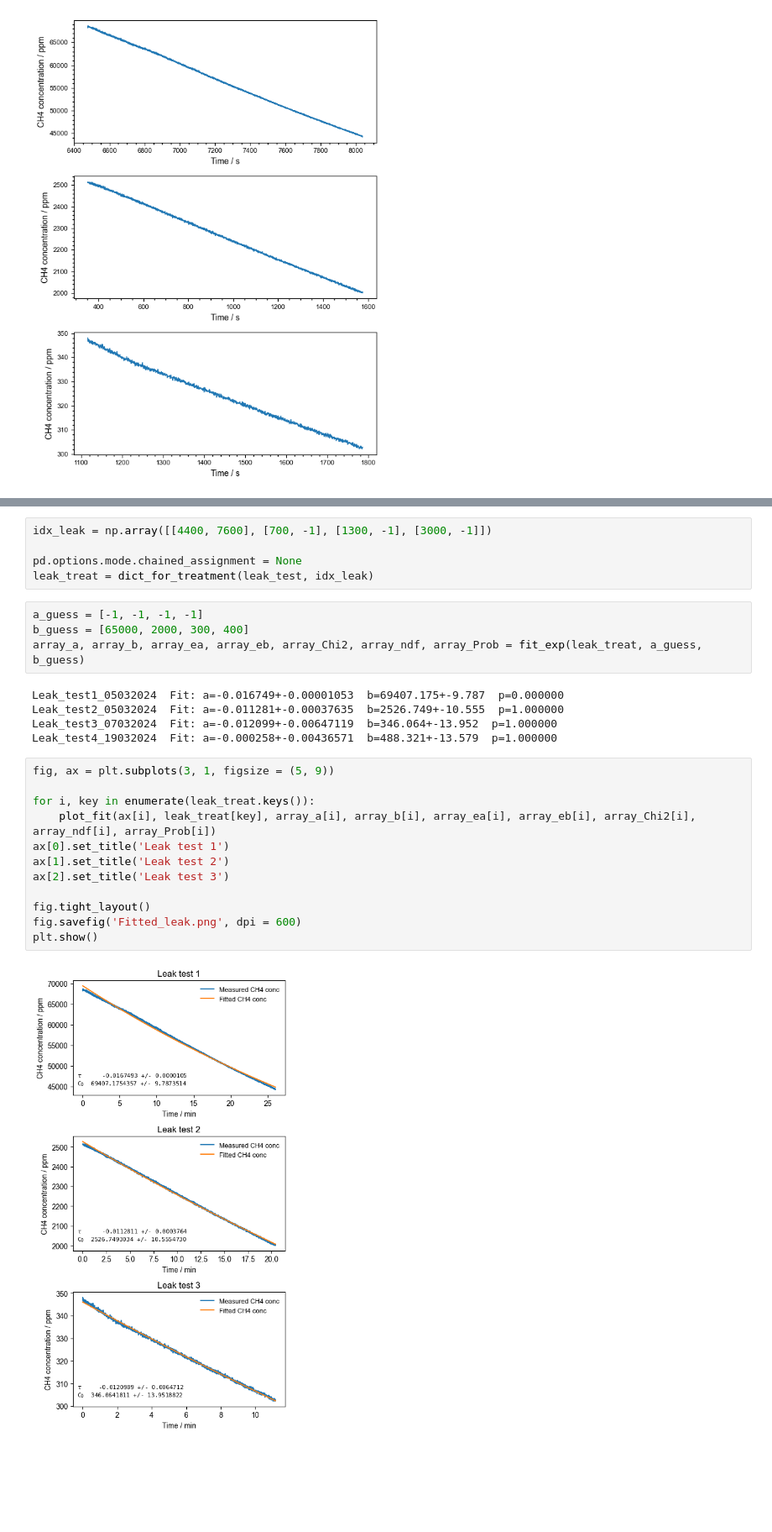
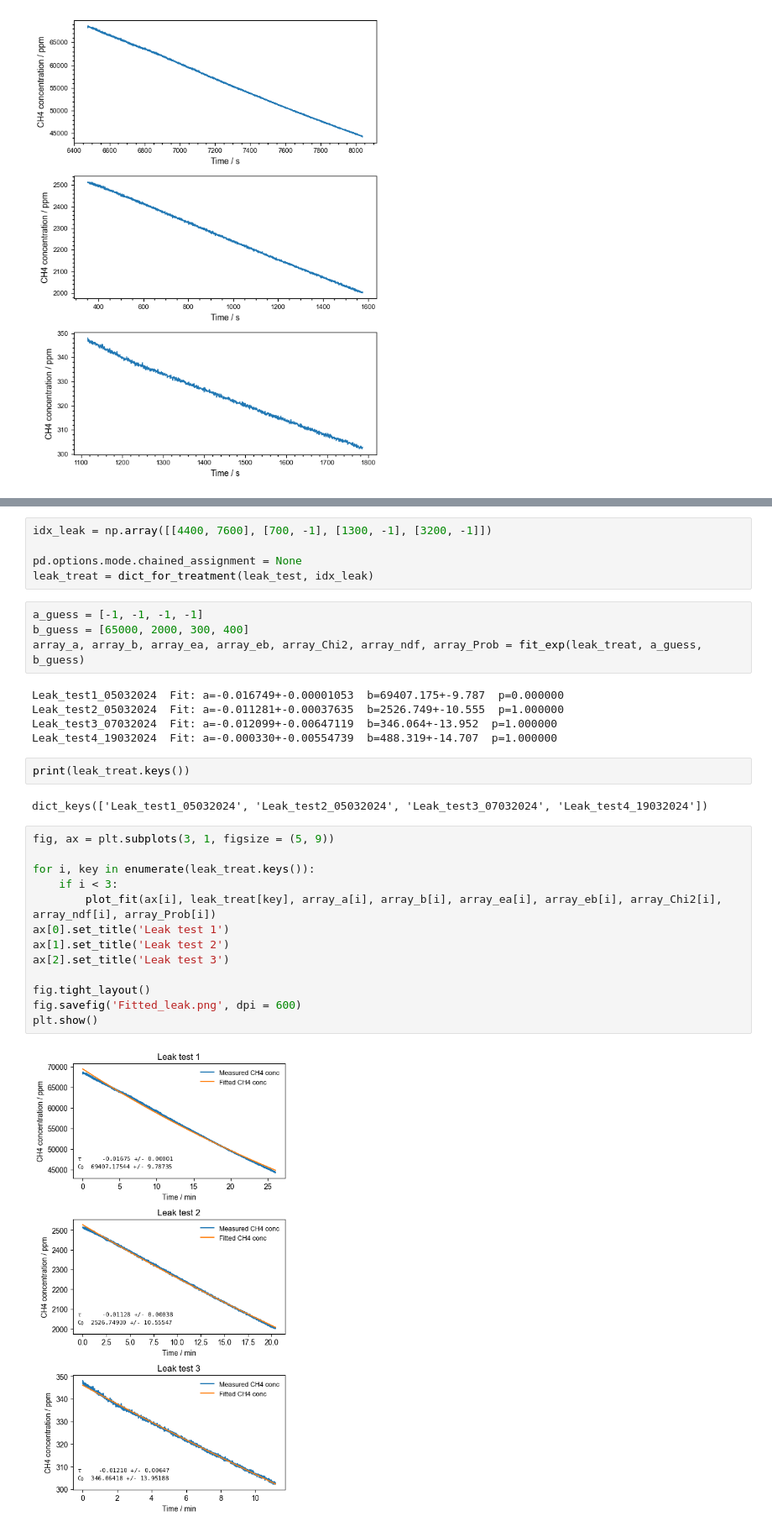
Before and after one commit to Normann25/Manganese-chlorides, a Jupyter notebook: ISAMO/leak_rates.ipynb, the cells around one changed output, grey strips where cells are left out. Shown at 84% size. Saved outputs shown, nothing was run; the diff lists cells and outputs as text; blank space fills up the shorter version.

```diff
--- a/ISAMO/leak_rates.ipynb
+++ b/ISAMO/leak_rates.ipynb
@@ -40,5 +40,5 @@ plt.show()
 # %%
-idx_leak = np.array([[4400, 7600], [700, -1], [1300, -1], [3000, -1]])
+idx_leak = np.array([[4400, 7600], [700, -1], [1300, -1], [3200, -1]])
 
 pd.options.mode.chained_assignment = None
 leak_treat = dict_for_treatment(leak_test, idx_leak)
@@ -50,21 +50,26 @@ array_a, array_b, array_ea, array_eb, array_Chi2, array_ndf, array_Prob = fit_ex
 Leak_test1_05032024  Fit: a=-0.016749+-0.00001053  b=69407.175+-9.787  p=0.000000
 Leak_test2_05032024  Fit: a=-0.011281+-0.00037635  b=2526.749+-10.555  p=1.000000
 Leak_test3_07032024  Fit: a=-0.012099+-0.00647119  b=346.064+-13.952  p=1.000000
-Leak_test4_19032024  Fit: a=-0.000258+-0.00436571  b=488.321+-13.579  p=1.000000
+Leak_test4_19032024  Fit: a=-0.000330+-0.00554739  b=488.319+-14.707  p=1.000000
+# %%
+print(leak_treat.keys())
+# %% [output]
+dict_keys(['Leak_test1_05032024', 'Leak_test2_05032024', 'Leak_test3_07032024', 'Leak_test4_19032024'])
 # %%
 fig, ax = plt.subplots(3, 1, figsize = (5, 9))
 
 for i, key in enumerate(leak_treat.keys()):
-    plot_fit(ax[i], leak_treat[key], array_a[i], array_b[i], array_ea[i], array_eb[i], array_Chi2[i], array_ndf[i], array_Prob[i])
+    if i < 3:
+        plot_fit(ax[i], leak_treat[key], array_a[i], array_b[i], array_ea[i], array_eb[i], array_Chi2[i], array_ndf[i], array_Prob[i])
 ax[0].set_title('Leak test 1')
 ax[1].set_title('Leak test 2')
 ax[2].set_title('Leak test 3')
 
 fig.tight_layout()
 fig.savefig('Fitted_leak.png', dpi = 600)
 plt.show()
 # %% [output]
-[figure, old version]
+[figure, new version]
 # %%
 fig, ax = plt.subplots(figsize = (6, 3))
 
```
Also changed, not shown: parts of 2 cells of this notebook, 4 other files.
